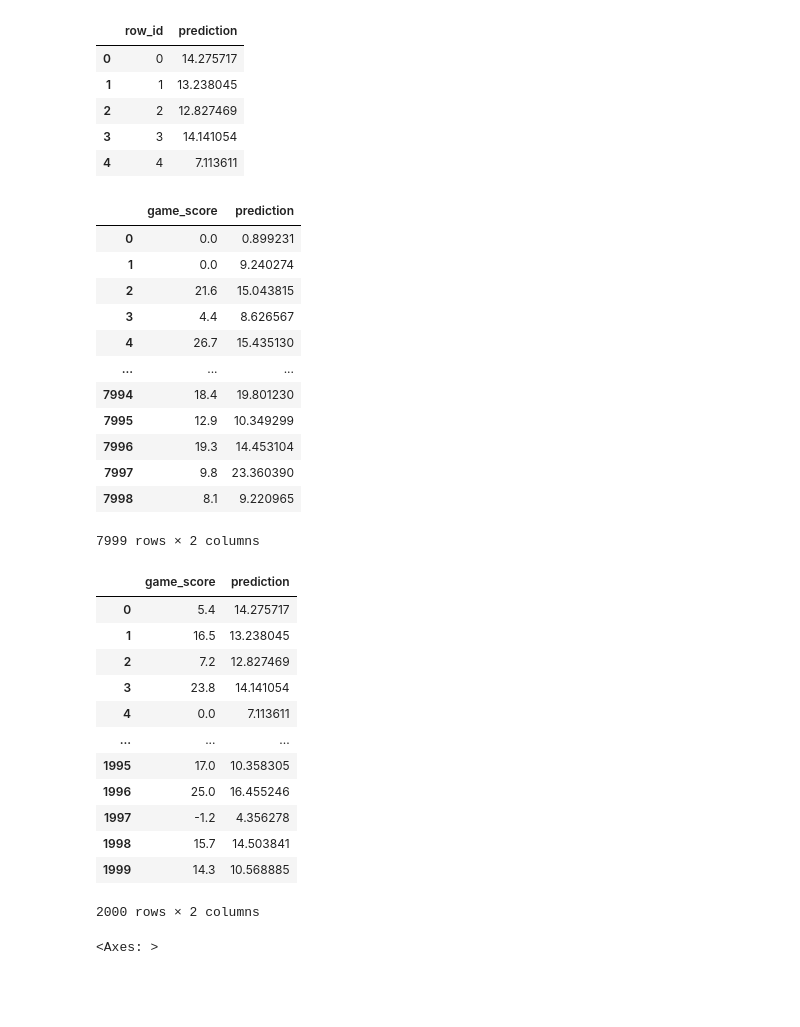
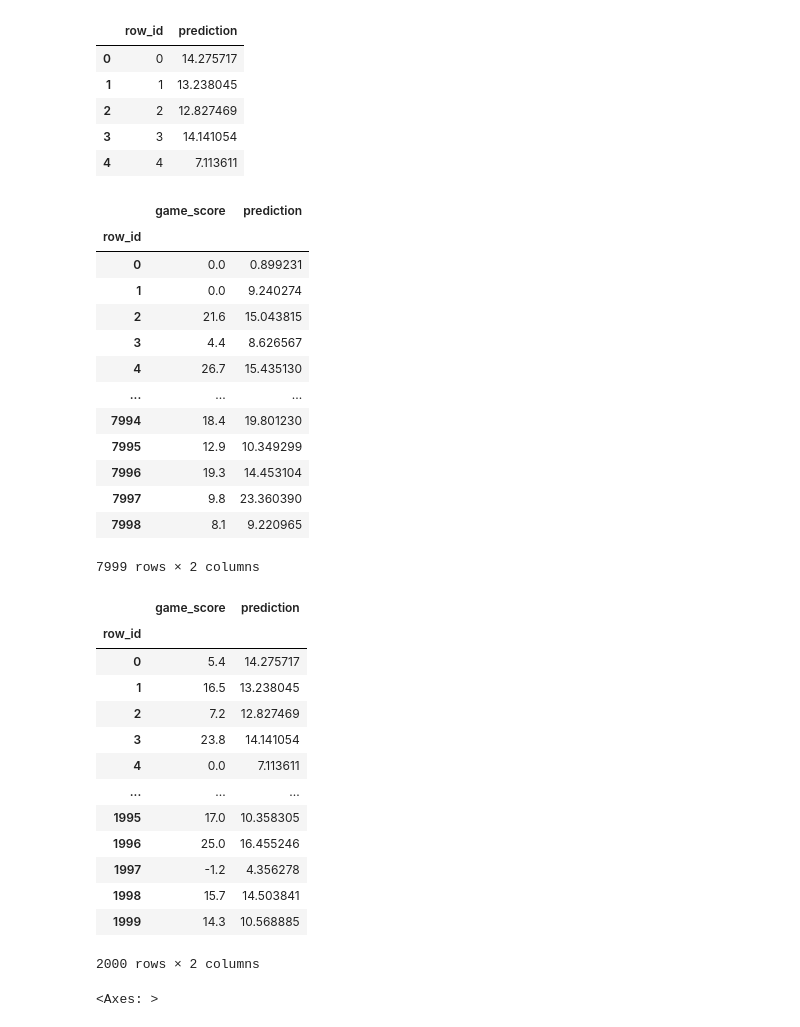
Before and after one commit to datarobot-community/ai-accelerators, a Jupyter notebook: advanced_ml_and_api_approaches/prediction_intervals_via_conformal_inference/prediction_intervals_via_conformal_inference.ipynb, the cells around one changed output. Cells and saved outputs as stored; diff of their text form; code cells hidden in the pictures; blank space fills up the shorter version.

```diff
--- a/advanced_ml_and_api_approaches/prediction_intervals_via_conformal_inference/prediction_intervals_via_conformal_inference.ipynb
+++ b/advanced_ml_and_api_approaches/prediction_intervals_via_conformal_inference/prediction_intervals_via_conformal_inference.ipynb
@@ -341,13 +342,14 @@ testing_preds.head()
 | 3 | 3 | 14.141054 |
 | 4 | 4 | 7.113611 |
 # %%
-# Join predictions training and testing datasets
-df_train = df_train.join(training_preds.set_index("row_id"))
-df_test = df_test.join(testing_preds.set_index("row_id"))
-display(df_train[[target_column, "prediction"]])
-display(df_test[[target_column, "prediction"]])
+# Join training and testing datasets to the predictions
+training_preds = training_preds.set_index("row_id").join(df_train)
+testing_preds = testing_preds.set_index("row_id").join(df_test)
+display(training_preds[[target_column, "prediction"]])
+display(testing_preds[[target_column, "prediction"]])
 # %% [output]
 |  | game_score | prediction |
+| row_id |  |  |
 | 0 | 0.0 | 0.899231 |
 | 1 | 0.0 | 9.240274 |
 | 2 | 21.6 | 15.043815 |
@@ -361,6 +363,7 @@ display(df_test[[target_column, "prediction"]])
 | 7998 | 8.1 | 9.220965 |
 7999 rows × 2 columns
 |  | game_score | prediction |
+| row_id |  |  |
 | 0 | 5.4 | 14.275717 |
 | 1 | 16.5 | 13.238045 |
 | 2 | 7.2 | 12.827469 |
```
Also changed, not shown: parts of 23 cells of this notebook.
